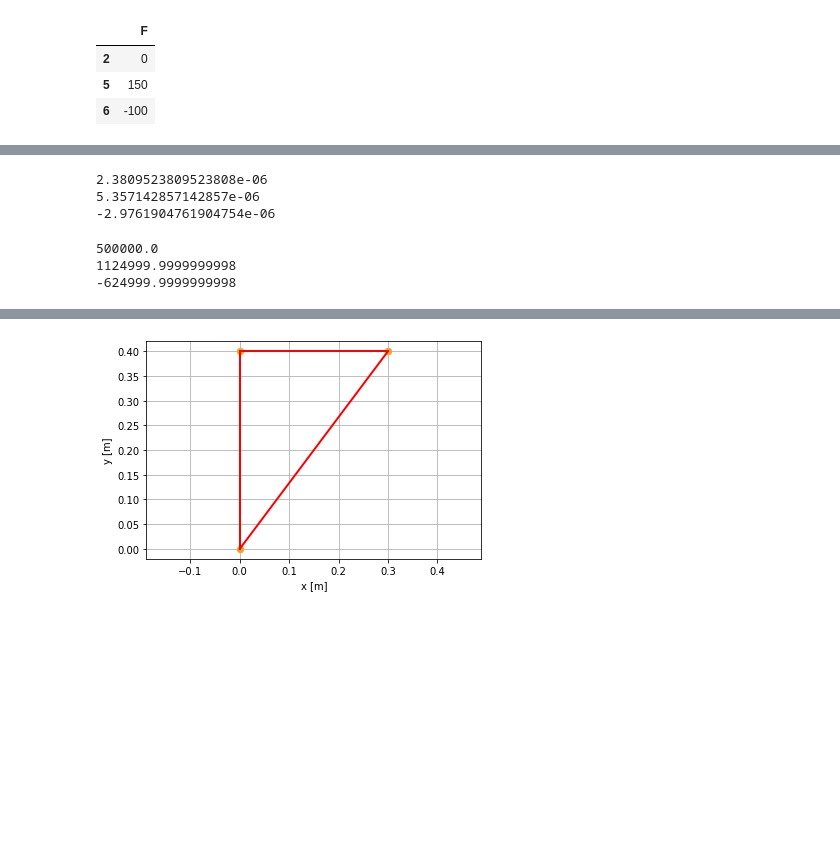
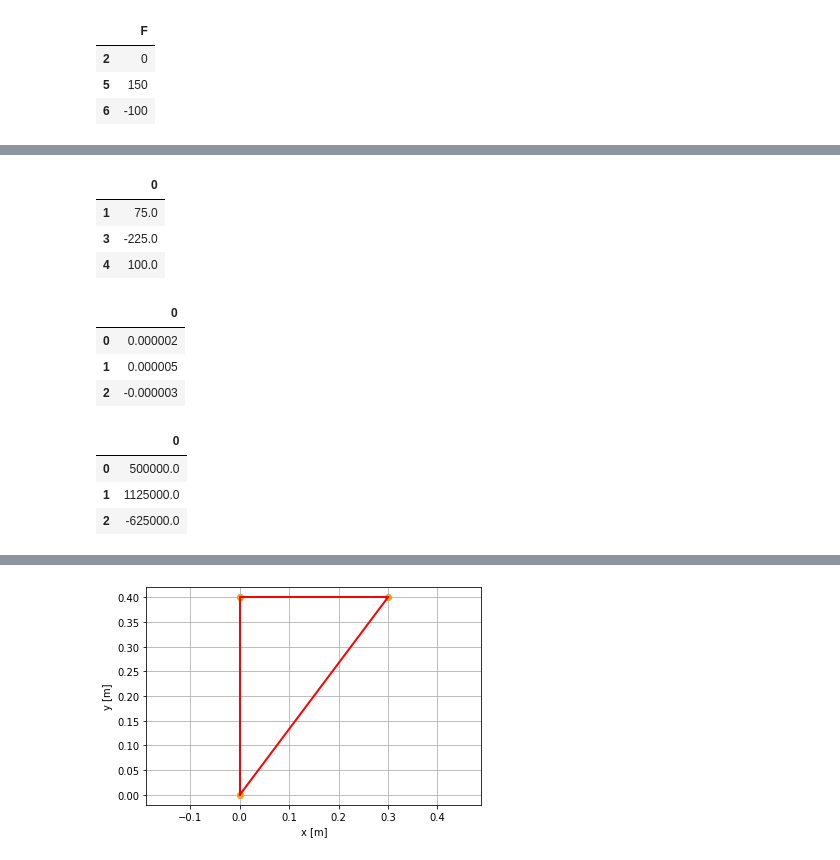
Before and after one commit to DualStream799/Truss-FEM, a Jupyter notebook: Simulation.ipynb, the cells around one changed output, grey strips where cells are left out. Drawn from its saved outputs; the diff is of its cells as text; code cells hidden in the pictures; blank space fills up the shorter version.

```diff
--- a/Simulation.ipynb
+++ b/Simulation.ipynb
@@ -148,9 +148,8 @@ def solverGauss(A, b, iterations, tolerance, solution=None, method='jacobi'):
     if solution == None:
         solution = pd.DataFrame(np.zeros(b.shape))
     auxiliar = pd.DataFrame(np.zeros(solution.shape))
-    temporary = pd.DataFrame(np.zeros(solution.shape))
+    error = pd.DataFrame(np.zeros(solution.shape))
     iteration = 0
-    error = 1000
     while iteration < iterations:
         for i in range(A.shape[0]):
             x = b.iloc[i, 0]
@@ -158,24 +157,25 @@ def solverGauss(A, b, iterations, tolerance, solution=None, method='jacobi'):
                 if i != j:
                     x -= A.iloc[i, j]*solution.iloc[j, 0]
             x /= A.iloc[i, i]
-            # Stores result on temporary vector to calculate the error associated with the current iteration
-            temporary.iloc[i, 0] = x
+            error.iloc[i, 0] = abs((x - auxiliar.iloc[i, 0])/x)
+
             # Using 'jacobi' method the results are stored on a temporary vector:
             if method == 'jacobi':
                 auxiliar.iloc[i, 0] = x
             # Using 'seidel' method the results are updated right after been calculated:
             elif method == 'seidel':
                 solution.iloc[i, 0] = x
+                auxiliar.iloc[i, 0] = x
         # Using 'jacobi' method the results are updated after all values have been calculated:
         if method == 'jacobi':
             solution = auxiliar
-
-
-
+        error = error.fillna(0)
         iteration += 1
-        if error > tolerance:
-            print("Convertion achieved after {} iterations".format(iteration))
+        current_error = max(error.values.tolist())[0]
+        if current_error < tolerance:
+            print("Convertion achieved after {} iterations. Current error: {}".format(iteration, current_error))
             break
-
+    if current_error > tolerance:
+        print("Convertion not achieved. Current error: {}".format(current_error))
 
     return solution
@@ -191,5 +181,0 @@ Convertion achieved after 1 iterations
-# %%
-df_displacement = pd.DataFrame(np.linalg.solve(df_contours, df_global_forces), index=df_global_forces.index)
-dimension = 2
-df_displacement = df_displacement.reindex(list(range(1, dimension*amount_nodes + 1)), fill_value=0)
-df_displacement
@@ -203,0 +182,11 @@ df_displacement
+# %%
+def solver_selector (A, b, iteractions=None, tolerance=None, dimensions=2):
+    if (iteractions == None) or (tolerance == None):
+        solution = pd.DataFrame(np.linalg.solve(A, b), index=b.index)
+    else:
+        solution = solverGauss(A, b, iterations=iteractions, tolerance=tolerance).set_index(b.index)
+    return solution.reindex(list(range(1, dimension*amount_nodes + 1)), fill_value=0)
+
+
+df_displacement = solver_selector(df_contours, df_global_forces, 100, 1e-20)
+df_displacement
@@ -204,3 +202,11 @@ df_displacement
+# %%
+df_support_reactions = df_global_rigidity.dot(df_displacement).loc[freedom_restrains,:]
+df_support_reactions
+# %% [output]
+|  | 0 |
+| 1 | 75.0 |
+| 3 | -225.0 |
+| 4 | 100.0 |
 # %%
 def strain_on_element(node1, node2, displacement):
     n1, n2 = element_load(node1, node2)
@@ -215,14 +221,14 @@ def strain_on_element(node1, node2, displacement):
     df_data = (1/l) * pd.DataFrame( data, columns=freedom_index )
 
     return df_data.dot(nodal_displacement).iloc[0,0]
-# %%
-print(strain_on_element(1, 2, df_displacement))
-print(strain_on_element(2, 3, df_displacement))
-print(strain_on_element(3, 1, df_displacement))
-# %% [output]
-2.3809523809523808e-06
-5.357142857142857e-06
--2.9761904761904754e-06
+# %%
+df_strain = pd.DataFrame([strain_on_element(n1, n2, df_displacement) for n1, n2 in zip(df_incidence['Node 1'].values.tolist(), df_incidence['Node 2'].values.tolist())])
+df_strain
+# %% [output]
+|  | 0 |
+| 0 | 0.000002 |
+| 1 | 0.000005 |
+| 2 | -0.000003 |
 # %%
 def stress_on_element(node1, node2, displacement):
     n1, n2 = element_load(node1, node2)
@@ -240,11 +246,12 @@ def stress_on_element(node1, node2, displacement):
     data = [[-c, -s, c, s]]
     df_data = (E.values[0]/l) * pd.DataFrame( data, columns=freedom_index )
     return df_data.dot(nodal_displacement).iloc[0,0]
-# %%
-print(stress_on_element(1, 2, df_displacement))
-print(stress_on_element(2, 3, df_displacement))
-print(stress_on_element(3, 1, df_displacement))
-# %% [output]
-500000.0
-1124999.9999999998
--624999.9999999998
+# %%
+df_stress = pd.DataFrame( [stress_on_element(n1, n2, df_displacement) for n1, n2 in
+    zip(df_incidence['Node 1'].values.tolist(), df_incidence['Node 2'].values.tolist())] )
+df_stress
+# %% [output]
+|  | 0 |
+| 0 | 500000.0 |
+| 1 | 1125000.0 |
+| 2 | -625000.0 |
```
Also changed, not shown: parts of 14 cells of this notebook, 1 other file.
